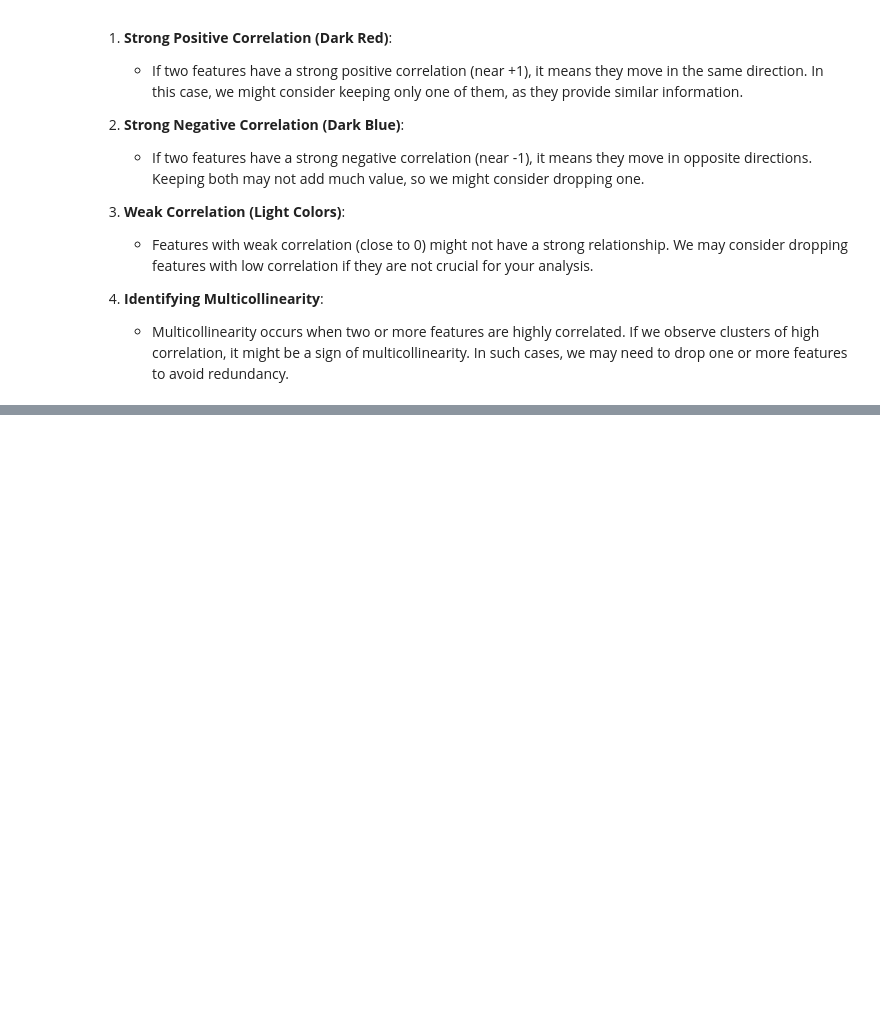
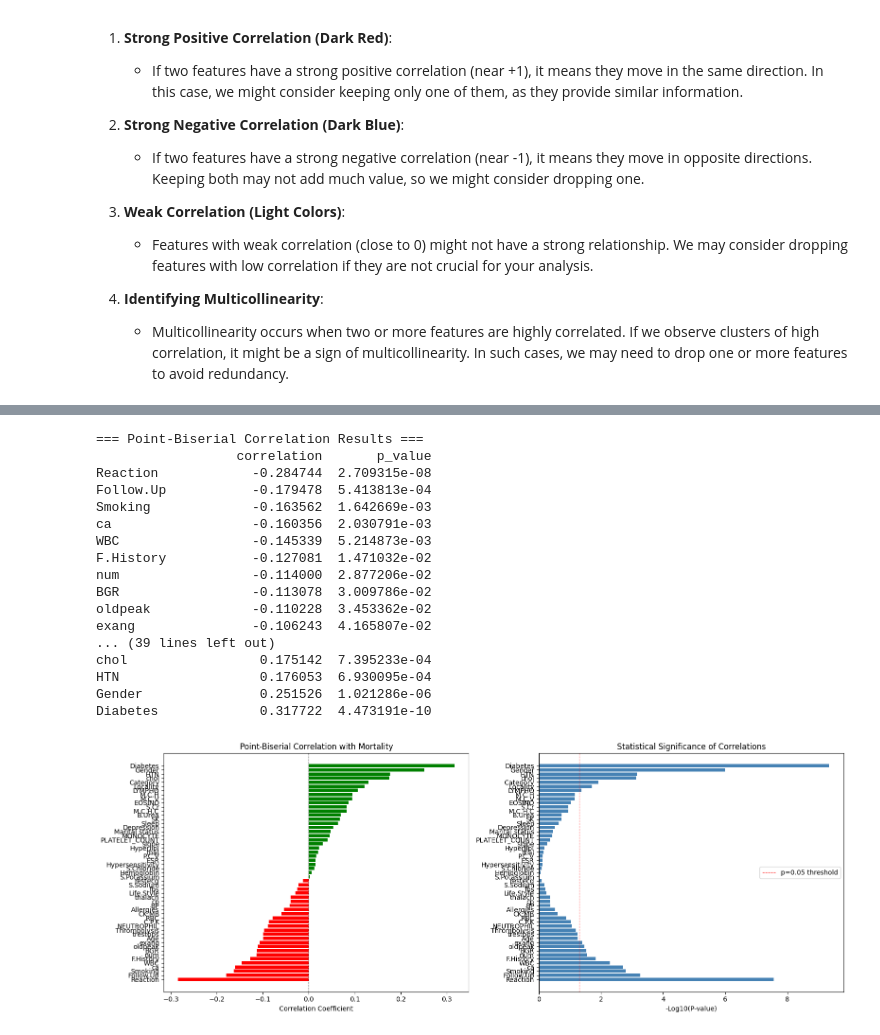
Before and after one commit to Akshit-H-Jain/heart-failure-prediction, a Jupyter notebook: notebooks/health-disease-prediction.ipynb, the cells around one changed output, grey strips where cells are left out. Saved outputs shown, nothing was run; the diff lists cells and outputs as text; code cells hidden in the pictures; blank space fills up the shorter version.

Commit message:
Performed point-biserial correlation analysis test

```diff
--- a/notebooks/health-disease-prediction.ipynb
+++ b/notebooks/health-disease-prediction.ipynb
@@ -445,0 +461,59 @@ In a correlation heatmap, we can use the information provided by the color inten
+# %%
+# Calculate point-biserial correlation for all features
+correlation_results = {}
+
+for column in clear_df.columns:
+    if column != 'Mortality':
+        correlation, p_value = pointbiserialr(clear_df[column], clear_df['Mortality'])
+        correlation_results[column] = {
+            'correlation': correlation,
+            'p_value': p_value
+        }
+
+# Create results dataframe
+correlation_df = pd.DataFrame.from_dict(correlation_results, orient='index')
+correlation_df = correlation_df.sort_values(by='correlation')
+
+print("=== Point-Biserial Correlation Results ===")
+print(correlation_df)
+
+# Visualize
+fig, axes = plt.subplots(1, 2, figsize=(16, 6))
+
+# Correlation coefficients
+axes[0].barh(correlation_df.index, correlation_df['correlation'],
+             color=['red' if x < 0 else 'green' for x in correlation_df['correlation']])
+axes[0].set_xlabel('Correlation Coefficient')
+axes[0].set_title('Point-Biserial Correlation with Mortality')
+axes[0].axvline(x=0, color='black', linestyle='--', linewidth=0.8)
+
+# P-values (log scale)
+correlation_df['neg_log_pval'] = -np.log10(correlation_df['p_value'])
+axes[1].barh(correlation_df.index, correlation_df['neg_log_pval'], color='steelblue')
+axes[1].set_xlabel('-Log10(P-value)')
+axes[1].set_title('Statistical Significance of Correlations')
+axes[1].axvline(x=-np.log10(0.05), color='red', linestyle='--',
+                linewidth=0.8, label='p=0.05 threshold')
+axes[1].legend()
+
+plt.tight_layout()
+plt.show()
+# %% [output]
+=== Point-Biserial Correlation Results ===
+                  correlation       p_value
+Reaction            -0.284744  2.709315e-08
+Follow.Up           -0.179478  5.413813e-04
+Smoking             -0.163562  1.642669e-03
+ca                  -0.160356  2.030791e-03
+WBC                 -0.145339  5.214873e-03
+F.History           -0.127081  1.471032e-02
+num                 -0.114000  2.877206e-02
+BGR                 -0.113078  3.009786e-02
+oldpeak             -0.110228  3.453362e-02
+exang               -0.106243  4.165807e-02
+... (39 lines left out)
+chol                 0.175142  7.395233e-04
+HTN                  0.176053  6.930095e-04
+Gender               0.251526  1.021286e-06
+Diabetes             0.317722  4.473191e-10
+[figure, added]
```
Also changed, not shown: parts of 6 cells of this notebook.
